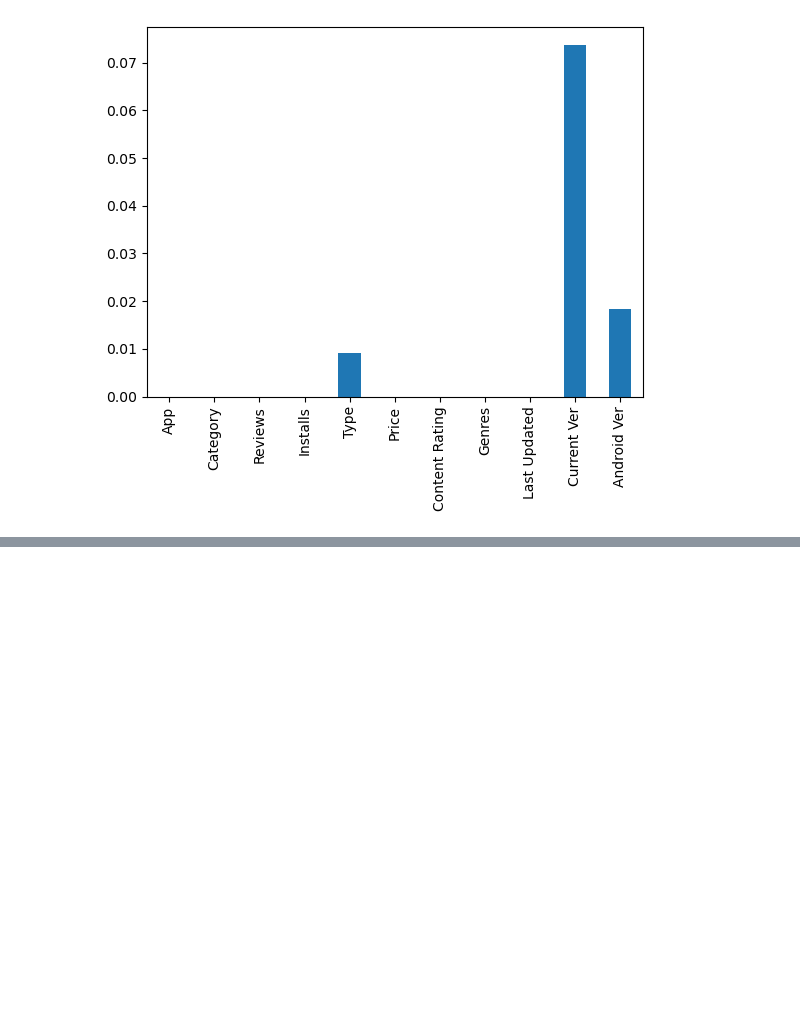
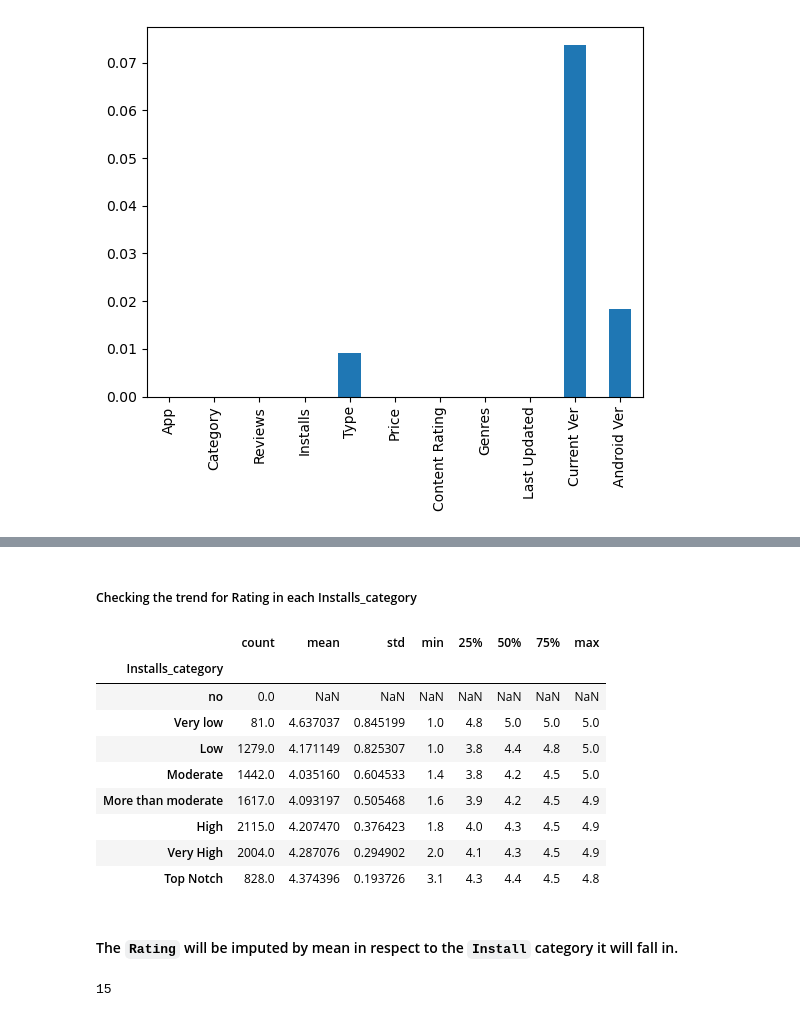
Before and after one commit to Ghazi-work/Python-Pandas, a Jupyter notebook: Kaggle_GooglePlaystoreAppEDA.ipynb, the cells around one changed output, grey strips where cells are left out. Drawn from its saved outputs; the diff is of its cells as text; code cells hidden in the pictures; blank space fills up the shorter version.

```diff
--- a/Kaggle_GooglePlaystoreAppEDA.ipynb
+++ b/Kaggle_GooglePlaystoreAppEDA.ipynb
@@ -475,0 +517,27 @@ missing_percentage[missing_percentage < 1].plot(kind='bar')
+# %%
+# making a new column called 'Installs_category' which will have the category of the installs
+bins = [-1, 0, 10, 1000, 10000, 100000, 1000000, 10000000, 10000000000]
+labels=['no', 'Very low', 'Low', 'Moderate', 'More than moderate', 'High', 'Very High', 'Top Notch']
+df['Installs_category'] = pd.cut(df['Installs'], bins=bins, labels=labels)
+# %% [markdown]
+##### Checking the trend for Rating in each Installs_category
+# %%
+df.groupby('Installs_category')['Rating'].describe()
+# %% [output]
+|  | count | mean | std | min | 25% | 50% | 75% | max |
+| Installs_category |  |  |  |  |  |  |  |  |
+| no | 0.0 | NaN | NaN | NaN | NaN | NaN | NaN | NaN |
+| Very low | 81.0 | 4.637037 | 0.845199 | 1.0 | 4.8 | 5.0 | 5.0 | 5.0 |
+| Low | 1279.0 | 4.171149 | 0.825307 | 1.0 | 3.8 | 4.4 | 4.8 | 5.0 |
+| Moderate | 1442.0 | 4.035160 | 0.604533 | 1.4 | 3.8 | 4.2 | 4.5 | 5.0 |
+| More than moderate | 1617.0 | 4.093197 | 0.505468 | 1.6 | 3.9 | 4.2 | 4.5 | 4.9 |
+| High | 2115.0 | 4.207470 | 0.376423 | 1.8 | 4.0 | 4.3 | 4.5 | 4.9 |
+| Very High | 2004.0 | 4.287076 | 0.294902 | 2.0 | 4.1 | 4.3 | 4.5 | 4.9 |
+| Top Notch | 828.0 | 4.374396 | 0.193726 | 3.1 | 4.3 | 4.4 | 4.5 | 4.8 |
+# %% [markdown]
+#### The `Rating` will be imputed by mean in respect to the `Install` category it will fall in.
+# %%
+# Total missing values in Rating column
+df['Rating'].isnull().sum()
+# %% [output]
+15
```
Also changed, not shown: parts of 16 cells of this notebook.
